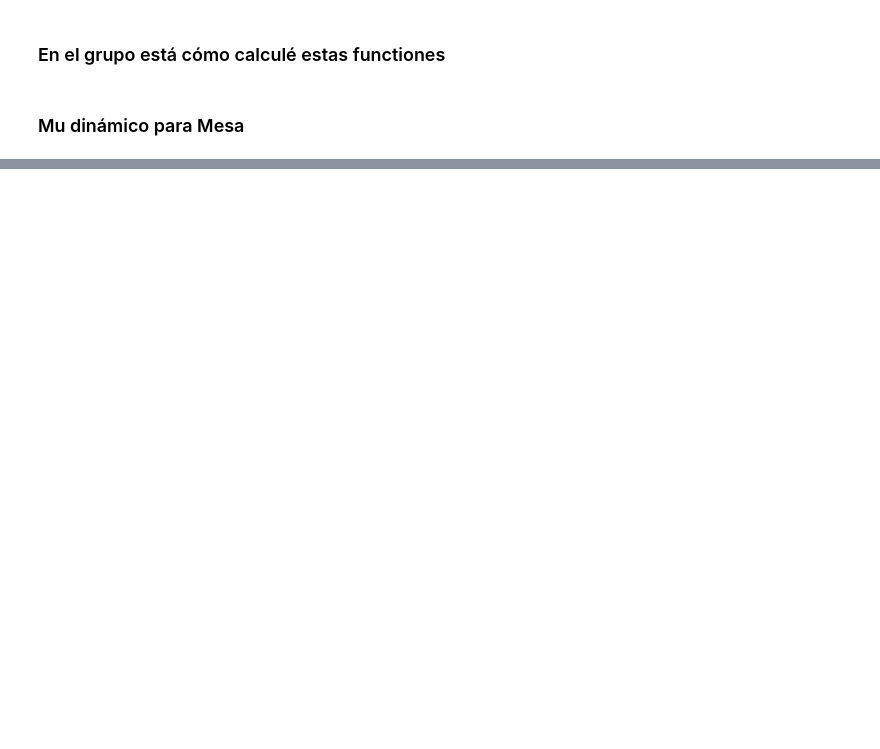
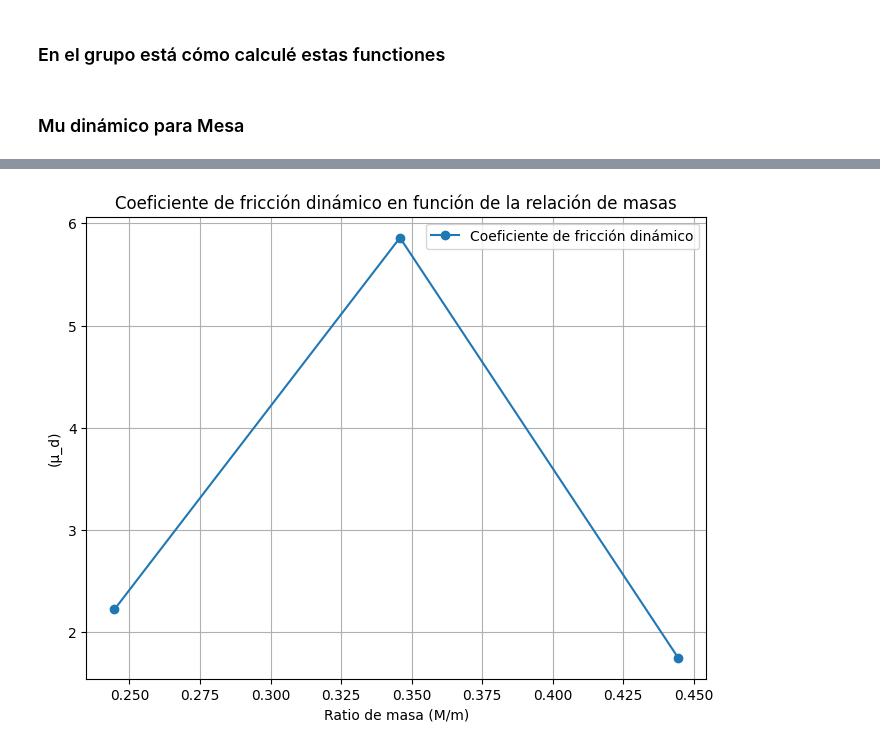
Before and after one commit to FacuVCanale/TP1-FISICA, a Jupyter notebook: mu_d_aproximation.ipynb, the cells around one changed output, grey strips where cells are left out. Saved outputs shown, nothing was run; the diff lists cells and outputs as text; code cells hidden in the pictures; blank space fills up the shorter version.

```diff
--- a/mu_d_aproximation.ipynb
+++ b/mu_d_aproximation.ipynb
@@ -26,6 +37,9 @@ DORO = 1 # g
 # %% [markdown]
 ### Mu dinámico para Mesa
 # %%
+g = 9.81 * 100 / (1000 * 1000)  # Convert g to cm/ms^2
+
+
 # Dos Plata y Madera Arriba, Oro Abajo
 m1 = 2 * PLATA + MADERA + TRINEO
 dm1 = 2 * DPLATA + DMADERA + DTRINEO
@@ -36,6 +50,9 @@ dM1 = DORO
 a11 = 1.19 * 10**(-5)
 da11 = 4.9 * 10**(-6)
 
+mu_d1 = get_mu_d(a11, M1, m1)
+dmu_d1 = get_error_mu_d(M1, m1, a11, dM1, dm1, da11)
+
 # Intento 2
 ## FIX DATA
 
@@ -45,9 +62,15 @@ dm2 = DMADERA + DORO + DTRINEO
 M2 = 2 * PLATA
 dM2 = 2 * DPLATA
 
-# Intento 1
+# Intento 2
 a21 = 1.66 * 10**(-5)
 da21 = 9.46 * 10**(-7)
+
+mu_d2 = get_mu_d(a21, M2, m2)
+dmu_d2 = get_error_mu_d(M2, m2, a21, dM2, dm2, da21)
+
+print(f"mu_d1 = {mu_d1} +- {dmu_d1}")
+print(f"mu_d2 = {mu_d2} +- {dmu_d2}")
 # %%
 def plot_mus_d_with_error_bar(mus_d, sigmas_mus_d):
     fig, ax = plt.subplots()
@@ -70,0 +141,20 @@ plot_mus_d_with_error_bar(mus_d, sigmas_mus_d)
+# %%
+import matplotlib.pyplot as plt
+
+sorted_indices = np.argsort(M_m_ratios)
+M_m_ratios_sorted = np.array(M_m_ratios)[sorted_indices]
+mu_d_sorted = np.array(mu_d)[sorted_indices]
+
+# Plotting the results
+plt.figure(figsize=(8, 6))
+plt.plot(M_m_ratios_sorted, mu_d_sorted, 'o-', label='Coeficiente de fricción dinámico')
+plt.title('Coeficiente de fricción dinámico en función de la relación de masas')
+plt.xlabel('Ratio de masa (M/m)')
+plt.ylabel('(μ_d)')
+plt.grid(True)
+plt.legend()
+plt.show()
+
+ # Quedó muy raro esto, después debugeo
+# %% [output]
+[figure, added]
```
Also changed, not shown: parts of 4 cells of this notebook, 2 other files.
